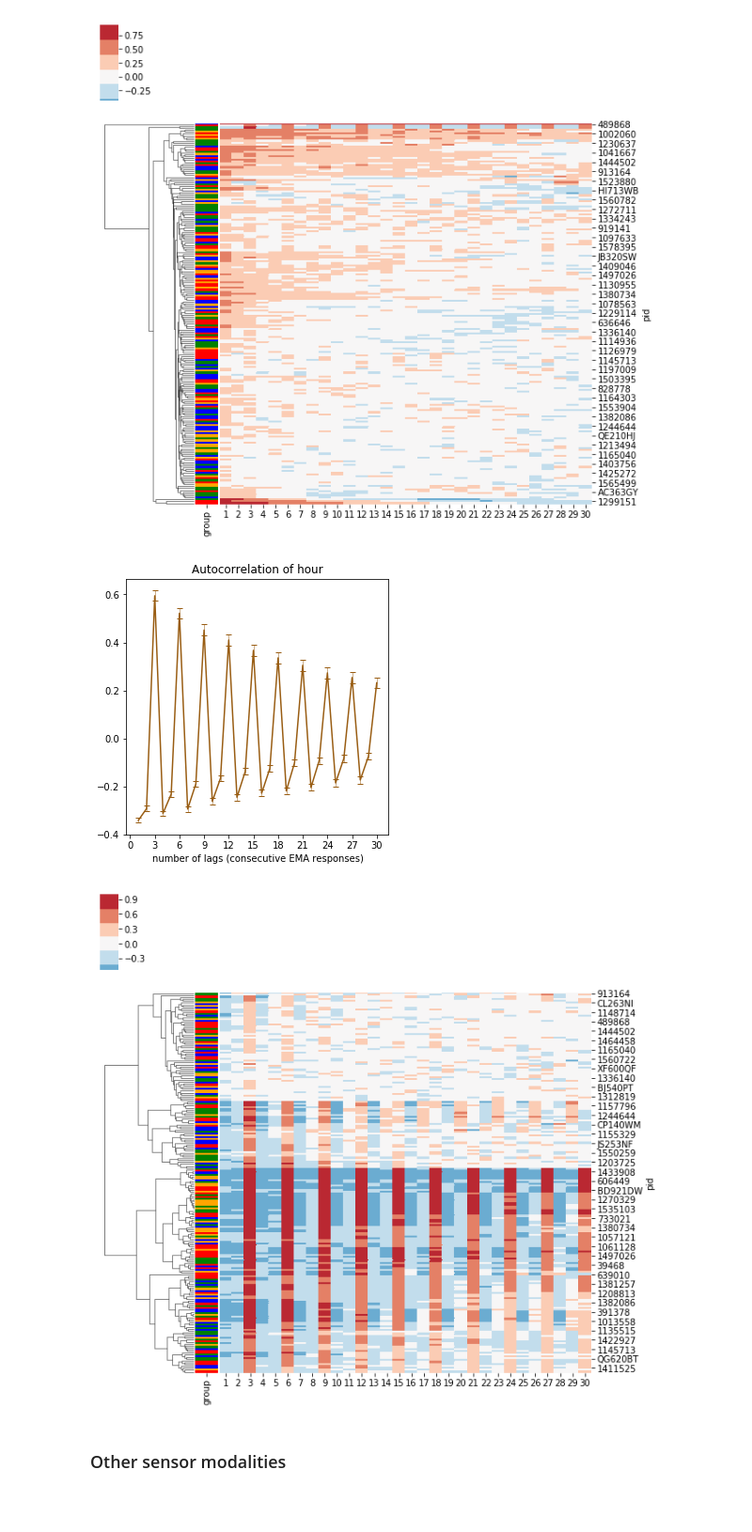
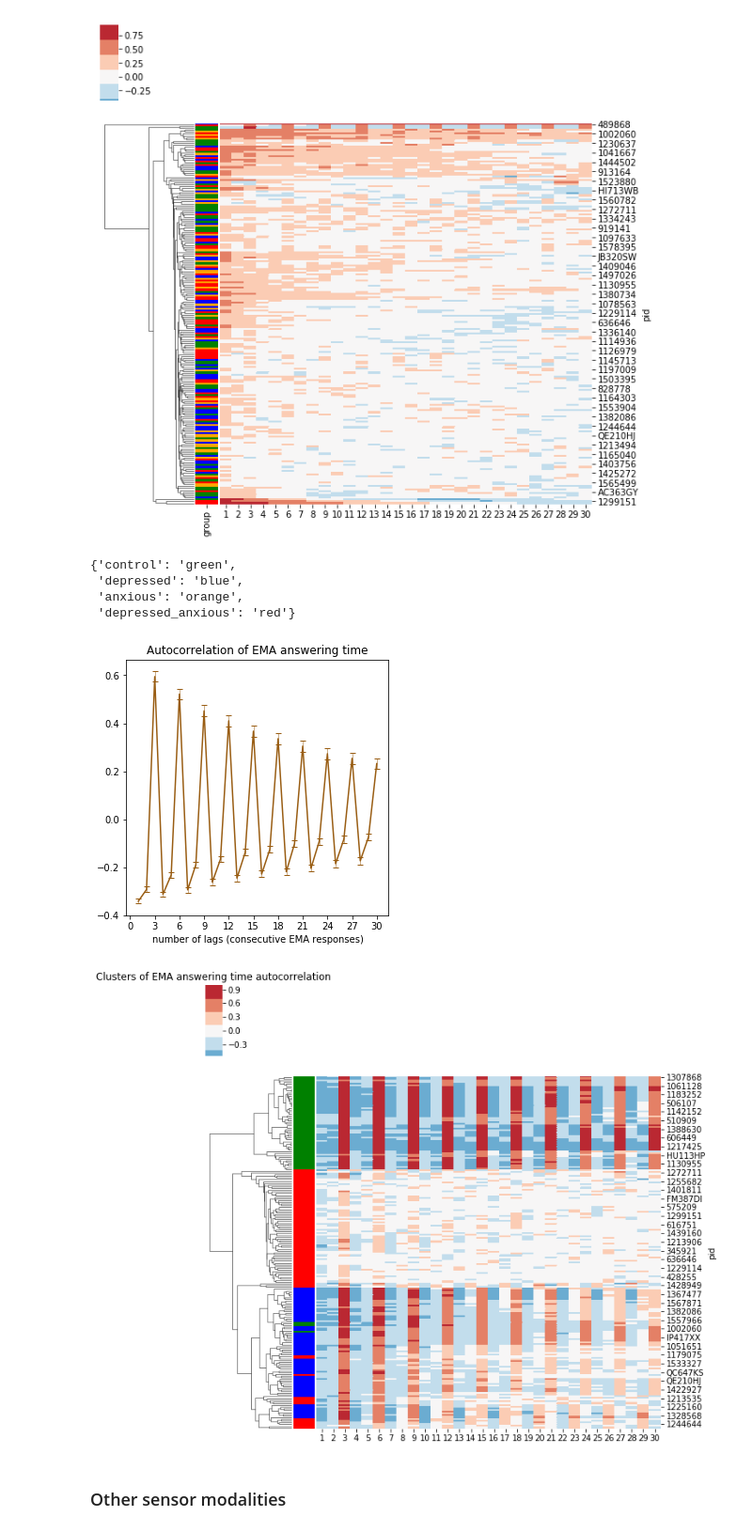
Before and after one commit to tliu526/lifesense, a Jupyter notebook: daily_rhythm.ipynb, the cells around one changed output. Shown at 94% size. Cells and saved outputs as stored; diff of their text form; code cells hidden in the pictures; blank space fills up the shorter version.

```diff
--- a/daily_rhythm.ipynb
+++ b/daily_rhythm.ipynb
@@ -591,29 +537,50 @@ plt.show()
 # %% [output]
 [figure]
 [figure]
+# %%
+color_map
+# %% [output]
+{'control': 'green',
+ 'depressed': 'blue',
+ 'anxious': 'orange',
+ 'depressed_anxious': 'red'}
 # %%
 ac_hour_dict, ac_hour_df = build_autocorr(emm_df, 'hour')
 
 x = np.arange(1, n_lags+1)
 baseline = np.zeros(n_lags)
 
 ac_hour_df = ac_hour_df.dropna()
 plt.rcParams["figure.figsize"] = [5,5]
 plt.errorbar(x, np.mean(ac_hour_df, axis=0).tolist()[1:], yerr=(np.std(ac_hour_df, axis=0).tolist()[1:]/np.sqrt(ac_hour_df.shape[0])), elinewidth=0.5, capsize=3)
 plt.xticks(np.arange(0, n_lags+1, 3))
-plt.title("Autocorrelation of hour")
+plt.title("Autocorrelation of EMA answering time")
 plt.xlabel("number of lags (consecutive EMA responses)")
 plt.show()
+
+from sklearn.cluster import DBSCAN, KMeans
+
 
 cmap =  sns.color_palette("RdBu_r", 7)
 _ = ac_hour_df.pop(0)
 group = ac_hour_df.pop('group')
-row_colors = group.map(color_map)
-sns.clustermap(ac_hour_df, col_cluster=False, method='complete', cmap=cmap, center=0, row_colors=row_colors)
+
+clustering = KMeans(n_clusters=3).fit(ac_hour_df)
+labels = clustering.labels_
+label_map = {
+    0: 'red',
+    1: 'blue',
+    2: 'green',
+    3: 'yellow'
+}
+row_colors = [label_map[label] for label in labels]
+#row_colors = group.map(color_map)
+sns.clustermap(ac_hour_df, col_cluster=False, method='weighted', cmap=cmap, center=0, row_colors=row_colors)
+plt.title("Clusters of EMA answering time autocorrelation")
 plt.show()
 # %% [output]
-[figure, old version]
+[figure, new version]
-[figure, old version]
+[figure, new version]
 # %% [markdown]
 ### Other sensor modalities
 # %%
```
Also changed, not shown: parts of 33 cells of this notebook.
